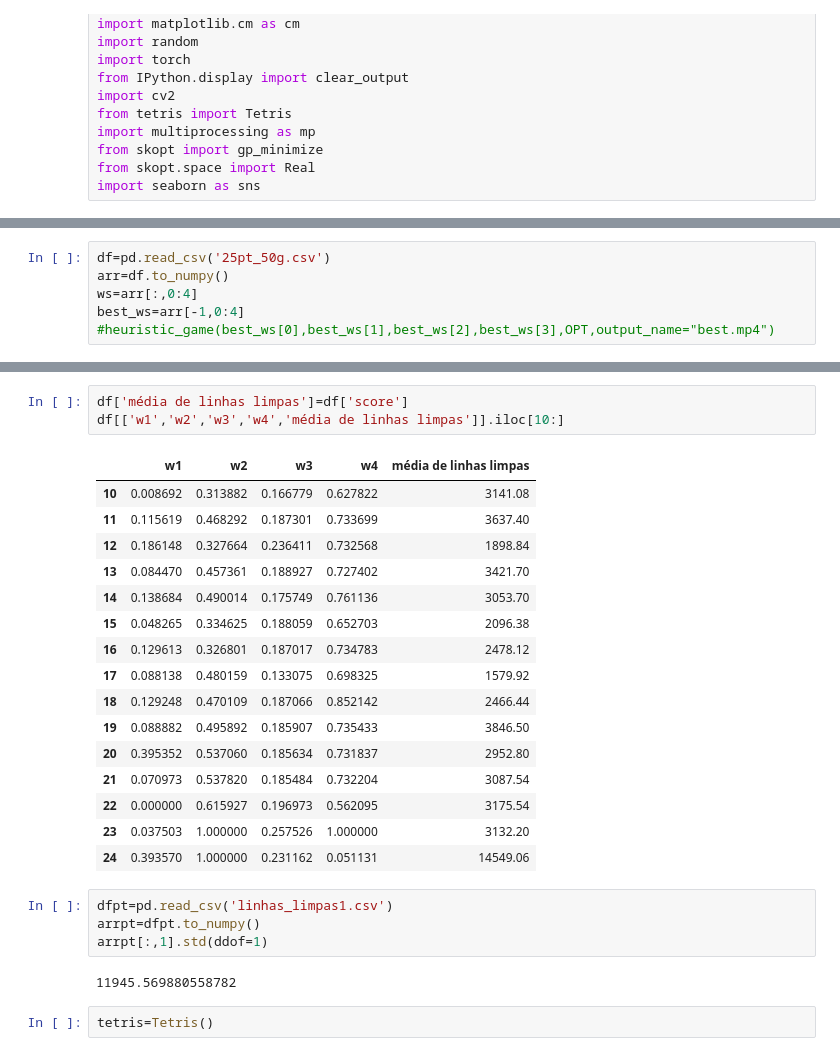
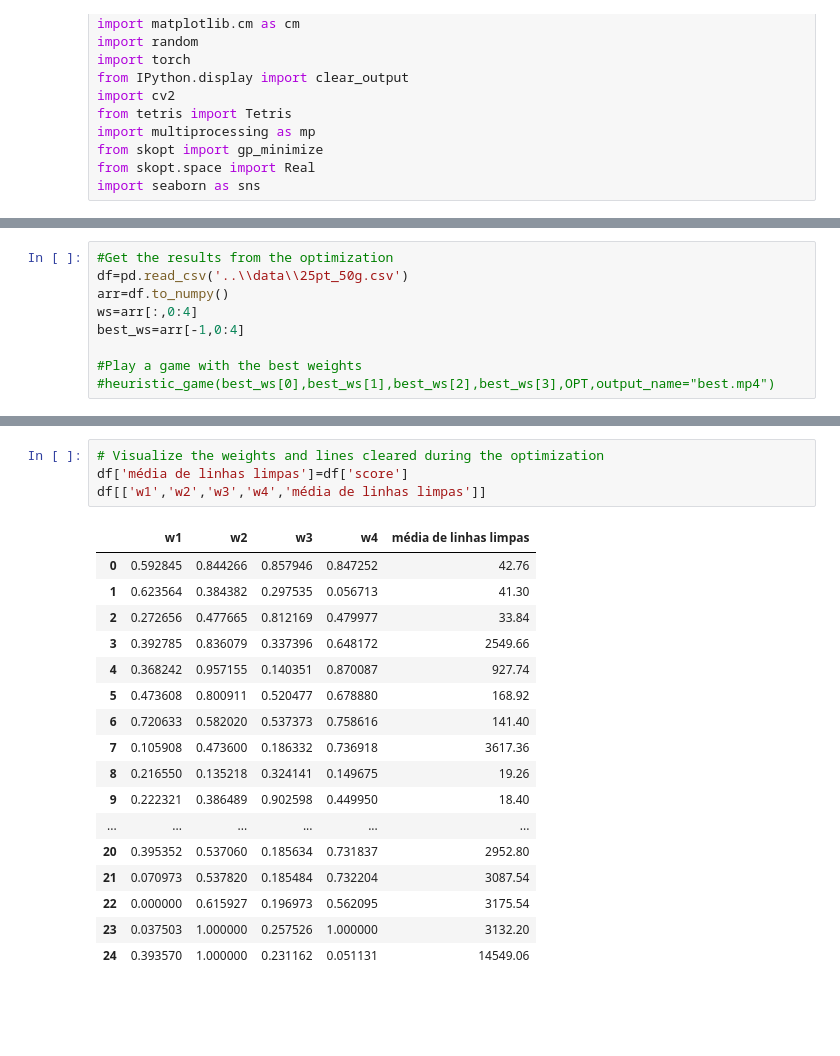
Before and after one commit to BrunoLunardon/RL-Tetris, a Jupyter notebook: src/tetris.ipynb, the cells around one changed output, grey strips where cells are left out. Drawn from its saved outputs; the diff is of its cells as text; blank space fills up the shorter version.

```diff
--- a/src/tetris.ipynb
+++ b/src/tetris.ipynb
@@ -140,6 +212,9 @@ space = [Real(0, 1, name="w1"),
 # %%
-df=pd.read_csv('25pt_50g.csv')
+#Get the results from the optimization
+df=pd.read_csv('..\\data\\25pt_50g.csv')
 arr=df.to_numpy()
 ws=arr[:,0:4]
 best_ws=arr[-1,0:4]
+
+#Play a game with the best weights
 #heuristic_game(best_ws[0],best_ws[1],best_ws[2],best_ws[3],OPT,output_name="best.mp4")
@@ -234,28 +270,22 @@ plt.show()
 # %%
+# Visualize the weights and lines cleared during the optimization
 df['média de linhas limpas']=df['score']
-df[['w1','w2','w3','w4','média de linhas limpas']].iloc[10:]
+df[['w1','w2','w3','w4','média de linhas limpas']]
 # %% [output]
 |  | w1 | w2 | w3 | w4 | média de linhas limpas |
-| 10 | 0.008692 | 0.313882 | 0.166779 | 0.627822 | 3141.08 |
-| 11 | 0.115619 | 0.468292 | 0.187301 | 0.733699 | 3637.40 |
-| 12 | 0.186148 | 0.327664 | 0.236411 | 0.732568 | 1898.84 |
-| 13 | 0.084470 | 0.457361 | 0.188927 | 0.727402 | 3421.70 |
-| 14 | 0.138684 | 0.490014 | 0.175749 | 0.761136 | 3053.70 |
-| 15 | 0.048265 | 0.334625 | 0.188059 | 0.652703 | 2096.38 |
-| 16 | 0.129613 | 0.326801 | 0.187017 | 0.734783 | 2478.12 |
-| 17 | 0.088138 | 0.480159 | 0.133075 | 0.698325 | 1579.92 |
-| 18 | 0.129248 | 0.470109 | 0.187066 | 0.852142 | 2466.44 |
-| 19 | 0.088882 | 0.495892 | 0.185907 | 0.735433 | 3846.50 |
+| 0 | 0.592845 | 0.844266 | 0.857946 | 0.847252 | 42.76 |
+| 1 | 0.623564 | 0.384382 | 0.297535 | 0.056713 | 41.30 |
+| 2 | 0.272656 | 0.477665 | 0.812169 | 0.479977 | 33.84 |
+| 3 | 0.392785 | 0.836079 | 0.337396 | 0.648172 | 2549.66 |
+| 4 | 0.368242 | 0.957155 | 0.140351 | 0.870087 | 927.74 |
+| 5 | 0.473608 | 0.800911 | 0.520477 | 0.678880 | 168.92 |
+| 6 | 0.720633 | 0.582020 | 0.537373 | 0.758616 | 141.40 |
+| 7 | 0.105908 | 0.473600 | 0.186332 | 0.736918 | 3617.36 |
+| 8 | 0.216550 | 0.135218 | 0.324141 | 0.149675 | 19.26 |
+| 9 | 0.222321 | 0.386489 | 0.902598 | 0.449950 | 18.40 |
+| ... | ... | ... | ... | ... | ... |
 | 20 | 0.395352 | 0.537060 | 0.185634 | 0.731837 | 2952.80 |
 | 21 | 0.070973 | 0.537820 | 0.185484 | 0.732204 | 3087.54 |
 | 22 | 0.000000 | 0.615927 | 0.196973 | 0.562095 | 3175.54 |
 | 23 | 0.037503 | 1.000000 | 0.257526 | 1.000000 | 3132.20 |
 | 24 | 0.393570 | 1.000000 | 0.231162 | 0.051131 | 14549.06 |
-# %%
-dfpt=pd.read_csv('linhas_limpas1.csv')
-arrpt=dfpt.to_numpy()
-arrpt[:,1].std(ddof=1)
-# %% [output]
-11945.569880558782
-# %%
-tetris=Tetris()
```
Also changed, not shown: parts of 12 cells of this notebook, 6 other files.
